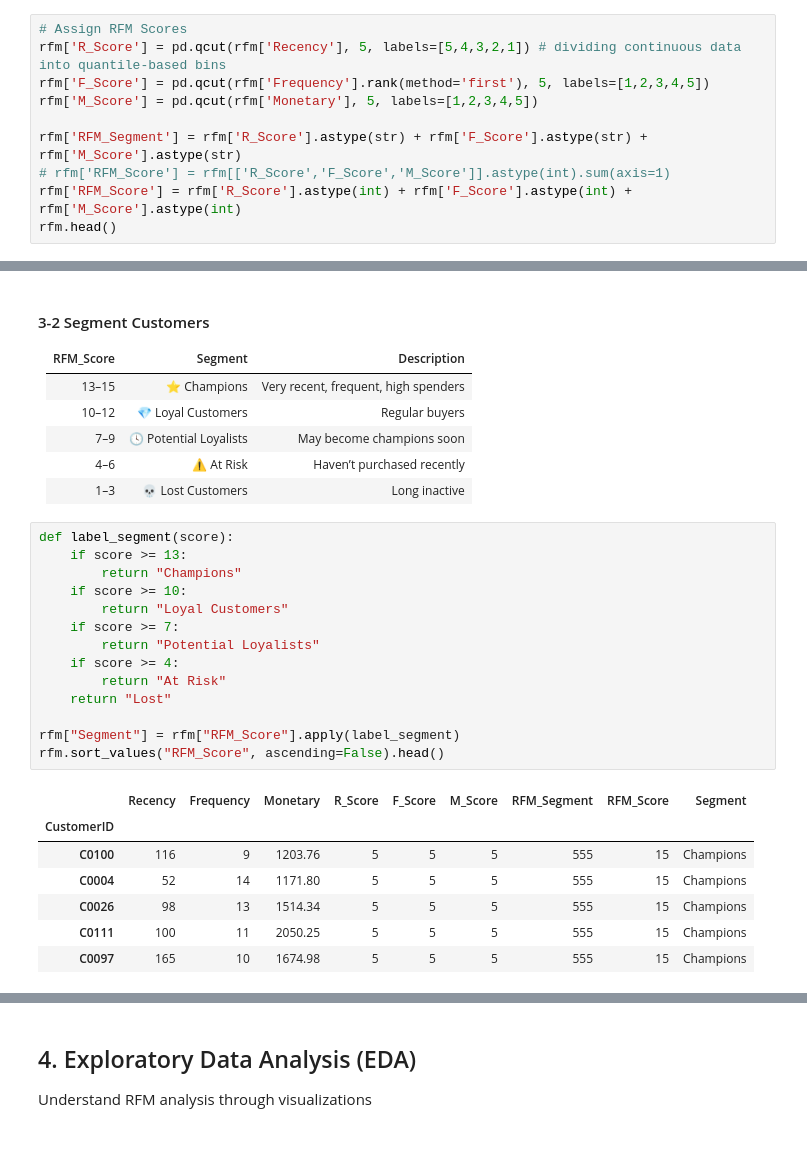
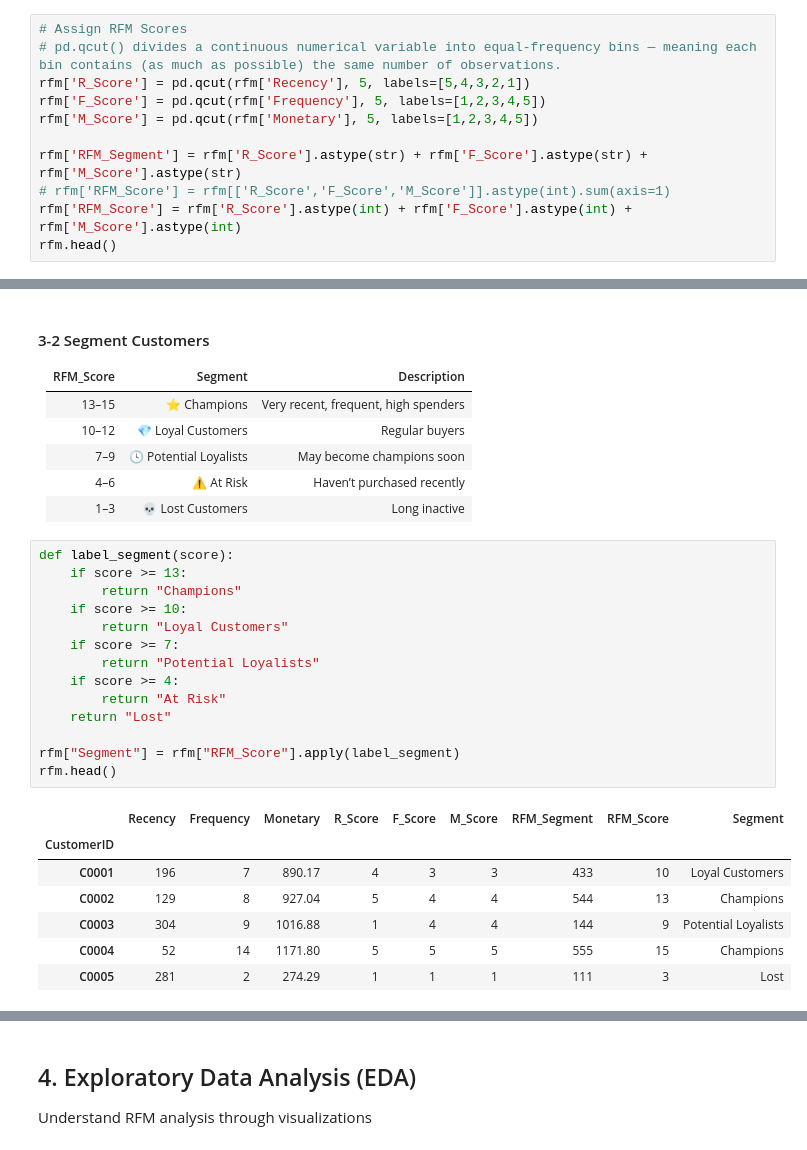
Before and after one commit to mingfujacky/Lecture-Big-Data, a Jupyter notebook: file/code/RFM_sales_data.ipynb, the cells around one changed output, grey strips where cells are left out. Cells and saved outputs as stored; diff of their text form.

```diff
--- a/file/code/RFM_sales_data.ipynb
+++ b/file/code/RFM_sales_data.ipynb
@@ -49,8 +49,9 @@ rfm.head()
 | C0005 | 281 | 2 | 274.29 |
 # %%
 # Assign RFM Scores
-rfm['R_Score'] = pd.qcut(rfm['Recency'], 5, labels=[5,4,3,2,1]) # dividing continuous data into quantile-based bins
-rfm['F_Score'] = pd.qcut(rfm['Frequency'].rank(method='first'), 5, labels=[1,2,3,4,5])
+# pd.qcut() divides a continuous numerical variable into equal-frequency bins — meaning each bin contains (as much as possible) the same number of observations.
+rfm['R_Score'] = pd.qcut(rfm['Recency'], 5, labels=[5,4,3,2,1])
+rfm['F_Score'] = pd.qcut(rfm['Frequency'], 5, labels=[1,2,3,4,5])
 rfm['M_Score'] = pd.qcut(rfm['Monetary'], 5, labels=[1,2,3,4,5])
 
 rfm['RFM_Segment'] = rfm['R_Score'].astype(str) + rfm['F_Score'].astype(str) + rfm['M_Score'].astype(str)
@@ -77,25 +78,25 @@ rfm.head()
 # %%
 def label_segment(score):
     if score >= 13:
         return "Champions"
     if score >= 10:
         return "Loyal Customers"
     if score >= 7:
         return "Potential Loyalists"
     if score >= 4:
         return "At Risk"
     return "Lost"
 
 rfm["Segment"] = rfm["RFM_Score"].apply(label_segment)
-rfm.sort_values("RFM_Score", ascending=False).head()
+rfm.head()
 # %% [output]
 |  | Recency | Frequency | Monetary | R_Score | F_Score | M_Score | RFM_Segment | RFM_Score | Segment |
 | CustomerID |  |  |  |  |  |  |  |  |  |
-| C0100 | 116 | 9 | 1203.76 | 5 | 5 | 5 | 555 | 15 | Champions |
+| C0001 | 196 | 7 | 890.17 | 4 | 3 | 3 | 433 | 10 | Loyal Customers |
+| C0002 | 129 | 8 | 927.04 | 5 | 4 | 4 | 544 | 13 | Champions |
+| C0003 | 304 | 9 | 1016.88 | 1 | 4 | 4 | 144 | 9 | Potential Loyalists |
 | C0004 | 52 | 14 | 1171.80 | 5 | 5 | 5 | 555 | 15 | Champions |
-| C0026 | 98 | 13 | 1514.34 | 5 | 5 | 5 | 555 | 15 | Champions |
-| C0111 | 100 | 11 | 2050.25 | 5 | 5 | 5 | 555 | 15 | Champions |
-| C0097 | 165 | 10 | 1674.98 | 5 | 5 | 5 | 555 | 15 | Champions |
+| C0005 | 281 | 2 | 274.29 | 1 | 1 | 1 | 111 | 3 | Lost |
 # %%
 rfm.sort_values("RFM_Score", ascending=False)
 # %% [output]
```
Also changed, not shown: parts of 2 cells of this notebook.
